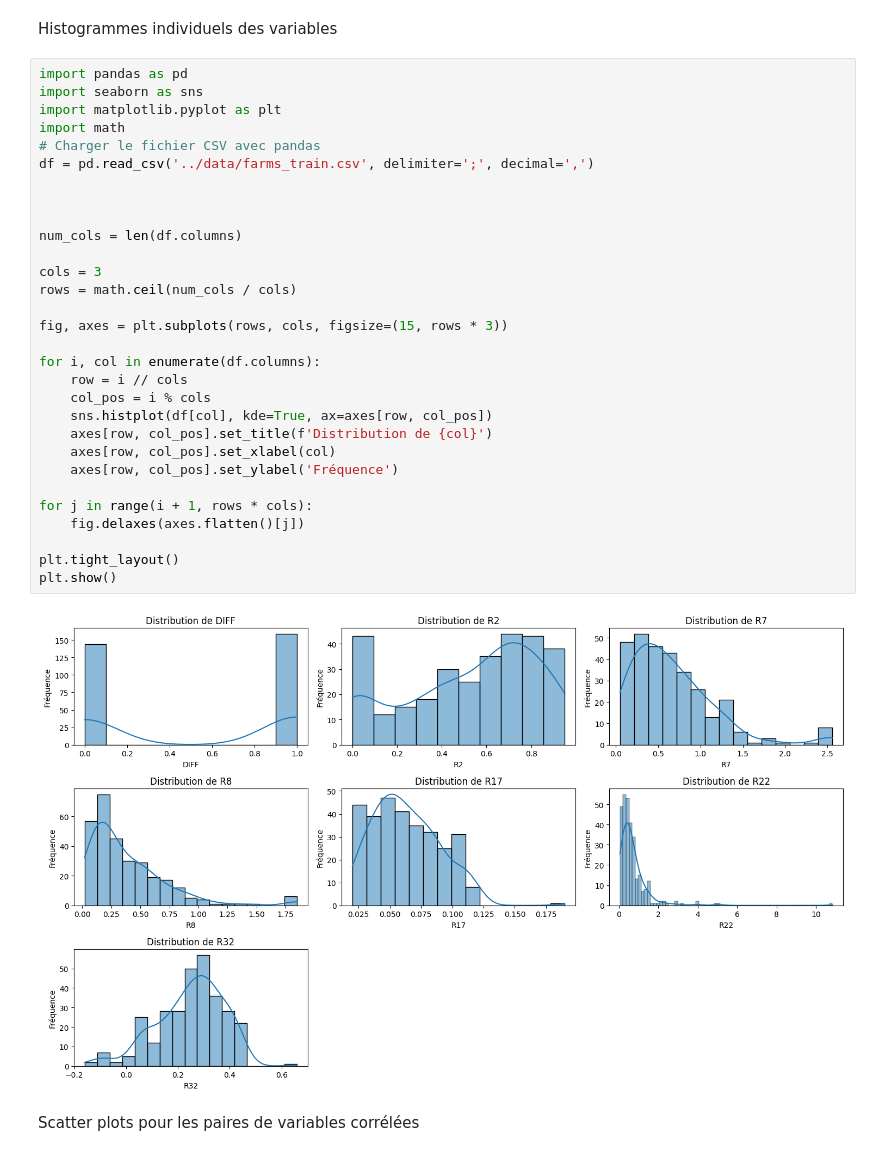
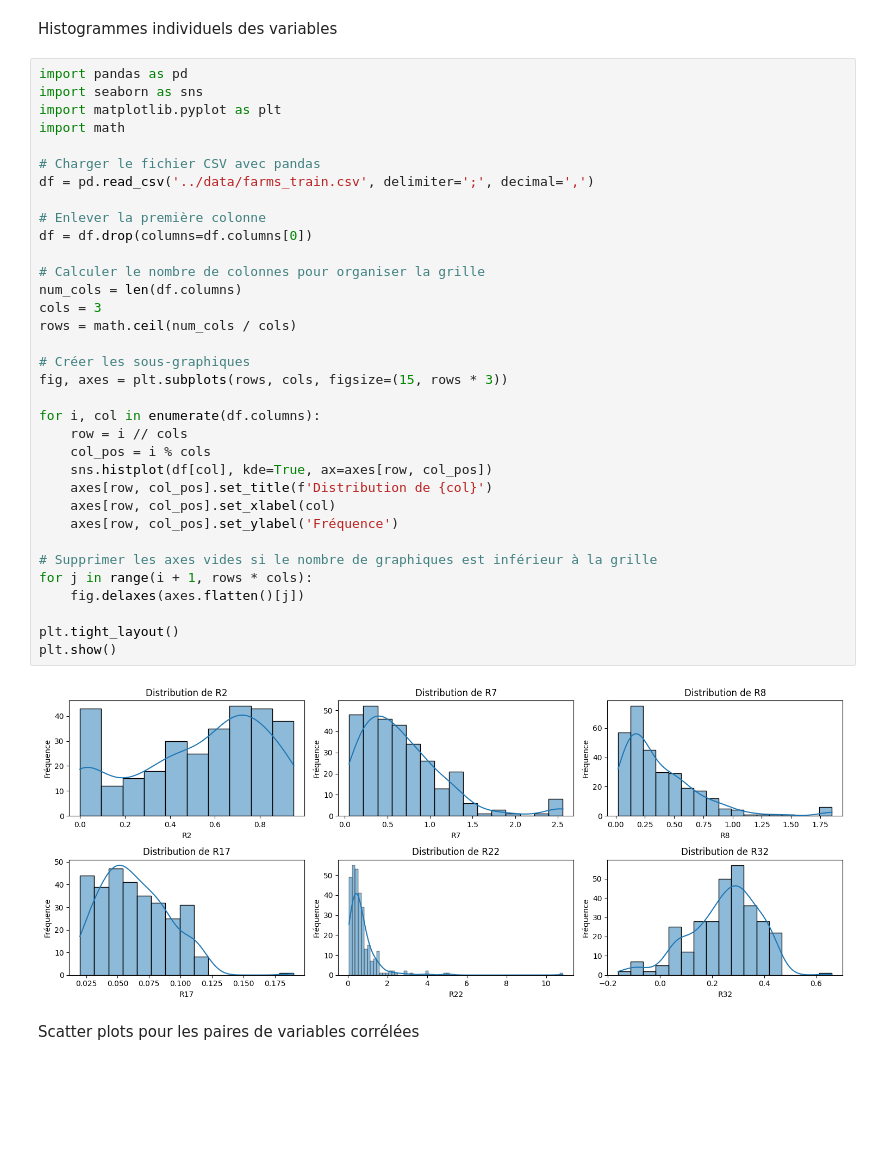
Before and after one commit to ilyaselb34/kaggleLIGAM, a Jupyter notebook: visu/visu.ipynb, the cells around one changed output. Saved outputs shown, nothing was run; the diff lists cells and outputs as text; blank space fills up the shorter version.

```diff
--- a/visu/visu.ipynb
+++ b/visu/visu.ipynb
@@ -40,35 +40,39 @@ Histogrammes individuels des variables
 # %%
 import pandas as pd
 import seaborn as sns
 import matplotlib.pyplot as plt
 import math
+
 # Charger le fichier CSV avec pandas
 df = pd.read_csv('../data/farms_train.csv', delimiter=';', decimal=',')
 
+# Enlever la première colonne
+df = df.drop(columns=df.columns[0])
 
-
+# Calculer le nombre de colonnes pour organiser la grille
 num_cols = len(df.columns)
-
 cols = 3
 rows = math.ceil(num_cols / cols)
 
+# Créer les sous-graphiques
 fig, axes = plt.subplots(rows, cols, figsize=(15, rows * 3))
 
 for i, col in enumerate(df.columns):
     row = i // cols
     col_pos = i % cols
     sns.histplot(df[col], kde=True, ax=axes[row, col_pos])
     axes[row, col_pos].set_title(f'Distribution de {col}')
     axes[row, col_pos].set_xlabel(col)
     axes[row, col_pos].set_ylabel('Fréquence')
 
+# Supprimer les axes vides si le nombre de graphiques est inférieur à la grille
 for j in range(i + 1, rows * cols):
     fig.delaxes(axes.flatten()[j])
 
 plt.tight_layout()
 plt.show()
 # %% [output]
-[figure, old version]
+[figure, new version]
 # %% [markdown]
 Scatter plots pour les paires de variables corrélées
 # %%
```
